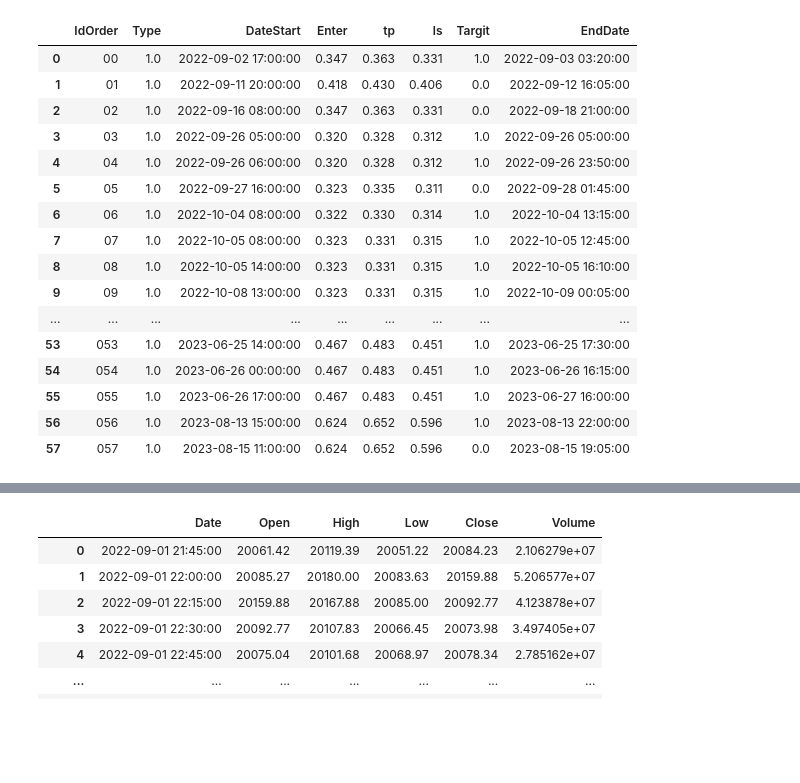
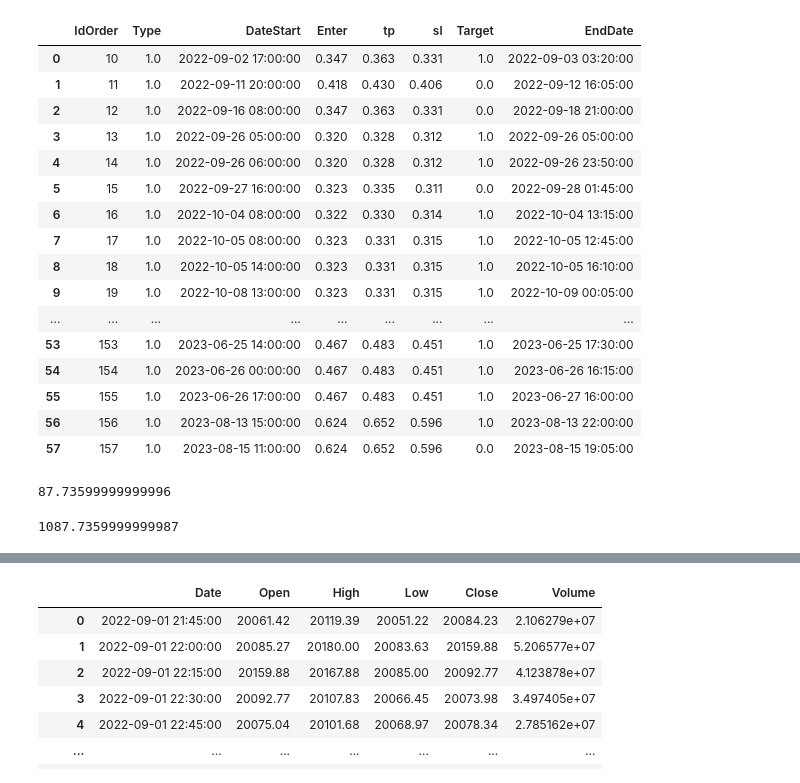
Before and after one commit to almprmg/FlashBackTest, a Jupyter notebook: Untitled-1.ipynb, the cells around one changed output, grey strips where cells are left out. Drawn from its saved outputs; the diff is of its cells as text; code cells hidden in the pictures; blank space fills up the shorter version.

Commit message:
add function  fees,initCash profit and rplace name function quntum to quantitySymbol

```diff
--- a/Untitled-1.ipynb
+++ b/Untitled-1.ipynb
@@ -1,7 +1,7 @@
 # %%
 import pandas as pd
 from BackTest_bisc import BackTest
-from Stratigy import Stratigy
+from Stratigy import Strategy
 
 timeframe = "1h"
 timeflow = "5m"
@@ -12,7 +12,7 @@ data_low.index = pd.to_datetime(data_low.index)
 
 df1["Date"]  = pd.to_datetime(df1["Date"] ,unit='ms')
 df1 = df1.set_index('Date')
-class myClass(Stratigy):
+class myClass(Strategy):
     def init(self) -> None:
        super().init()
        self.highest_bot = df1.highest_bot
@@ -24,12 +24,12 @@ class myClass(Stratigy):
         signal =  data.index[0] if not data.empty else None
 
         if signal != None and self.Data.Signal[signal] == 1  :
-            self.limet = self.highest_top[signal]
+            self.limit = self.highest_top[signal]
             highest_bot =self.highest_bot[signal]
-            self.sl = highest_bot- ((self.limet - highest_bot) *3)
-            self.tp =  highest_bot + ((self.limet - highest_bot) *5)
+            self.sl = highest_bot- ((self.limit - highest_bot) *3)
+            self.tp =  highest_bot + ((self.limit - highest_bot) *5)
 
-            self.buy(limet=self.limet ,tp=self.tp,sl= self.sl )
+            self.buy(limit=self.limit ,tp=self.tp,sl= self.sl )
         elif signal != None and  self.Data.Signal[signal]== 2:
             self.Data = self.Data.loc[self.Data.index > signal[0] ]
 # %%
@@ -37,25 +37,39 @@ bt =BackTest(df1,data_low,myClass)
 bt.run()
 # %%
 
-bt.result[:159]
+bt.result
 # %% [output]
-|  | IdOrder | Type | DateStart | Enter | tp | ls | Targit | EndDate |
-| 0 | 00 | 1.0 | 2022-09-02 17:00:00 | 0.347 | 0.363 | 0.331 | 1.0 | 2022-09-03 03:20:00 |
-| 1 | 01 | 1.0 | 2022-09-11 20:00:00 | 0.418 | 0.430 | 0.406 | 0.0 | 2022-09-12 16:05:00 |
-| 2 | 02 | 1.0 | 2022-09-16 08:00:00 | 0.347 | 0.363 | 0.331 | 0.0 | 2022-09-18 21:00:00 |
-| 3 | 03 | 1.0 | 2022-09-26 05:00:00 | 0.320 | 0.328 | 0.312 | 1.0 | 2022-09-26 05:00:00 |
-| 4 | 04 | 1.0 | 2022-09-26 06:00:00 | 0.320 | 0.328 | 0.312 | 1.0 | 2022-09-26 23:50:00 |
-| 5 | 05 | 1.0 | 2022-09-27 16:00:00 | 0.323 | 0.335 | 0.311 | 0.0 | 2022-09-28 01:45:00 |
-| 6 | 06 | 1.0 | 2022-10-04 08:00:00 | 0.322 | 0.330 | 0.314 | 1.0 | 2022-10-04 13:15:00 |
-| 7 | 07 | 1.0 | 2022-10-05 08:00:00 | 0.323 | 0.331 | 0.315 | 1.0 | 2022-10-05 12:45:00 |
-| 8 | 08 | 1.0 | 2022-10-05 14:00:00 | 0.323 | 0.331 | 0.315 | 1.0 | 2022-10-05 16:10:00 |
-| 9 | 09 | 1.0 | 2022-10-08 13:00:00 | 0.323 | 0.331 | 0.315 | 1.0 | 2022-10-09 00:05:00 |
+|  | IdOrder | Type | DateStart | Enter | tp | sl | Target | EndDate |
+| 0 | 10 | 1.0 | 2022-09-02 17:00:00 | 0.347 | 0.363 | 0.331 | 1.0 | 2022-09-03 03:20:00 |
+| 1 | 11 | 1.0 | 2022-09-11 20:00:00 | 0.418 | 0.430 | 0.406 | 0.0 | 2022-09-12 16:05:00 |
+| 2 | 12 | 1.0 | 2022-09-16 08:00:00 | 0.347 | 0.363 | 0.331 | 0.0 | 2022-09-18 21:00:00 |
+| 3 | 13 | 1.0 | 2022-09-26 05:00:00 | 0.320 | 0.328 | 0.312 | 1.0 | 2022-09-26 05:00:00 |
+| 4 | 14 | 1.0 | 2022-09-26 06:00:00 | 0.320 | 0.328 | 0.312 | 1.0 | 2022-09-26 23:50:00 |
+| 5 | 15 | 1.0 | 2022-09-27 16:00:00 | 0.323 | 0.335 | 0.311 | 0.0 | 2022-09-28 01:45:00 |
+| 6 | 16 | 1.0 | 2022-10-04 08:00:00 | 0.322 | 0.330 | 0.314 | 1.0 | 2022-10-04 13:15:00 |
+| 7 | 17 | 1.0 | 2022-10-05 08:00:00 | 0.323 | 0.331 | 0.315 | 1.0 | 2022-10-05 12:45:00 |
+| 8 | 18 | 1.0 | 2022-10-05 14:00:00 | 0.323 | 0.331 | 0.315 | 1.0 | 2022-10-05 16:10:00 |
+| 9 | 19 | 1.0 | 2022-10-08 13:00:00 | 0.323 | 0.331 | 0.315 | 1.0 | 2022-10-09 00:05:00 |
 | ... | ... | ... | ... | ... | ... | ... | ... | ... |
-| 53 | 053 | 1.0 | 2023-06-25 14:00:00 | 0.467 | 0.483 | 0.451 | 1.0 | 2023-06-25 17:30:00 |
-| 54 | 054 | 1.0 | 2023-06-26 00:00:00 | 0.467 | 0.483 | 0.451 | 1.0 | 2023-06-26 16:15:00 |
-| 55 | 055 | 1.0 | 2023-06-26 17:00:00 | 0.467 | 0.483 | 0.451 | 1.0 | 2023-06-27 16:00:00 |
-| 56 | 056 | 1.0 | 2023-08-13 15:00:00 | 0.624 | 0.652 | 0.596 | 1.0 | 2023-08-13 22:00:00 |
-| 57 | 057 | 1.0 | 2023-08-15 11:00:00 | 0.624 | 0.652 | 0.596 | 0.0 | 2023-08-15 19:05:00 |
+| 53 | 153 | 1.0 | 2023-06-25 14:00:00 | 0.467 | 0.483 | 0.451 | 1.0 | 2023-06-25 17:30:00 |
+| 54 | 154 | 1.0 | 2023-06-26 00:00:00 | 0.467 | 0.483 | 0.451 | 1.0 | 2023-06-26 16:15:00 |
+| 55 | 155 | 1.0 | 2023-06-26 17:00:00 | 0.467 | 0.483 | 0.451 | 1.0 | 2023-06-27 16:00:00 |
+| 56 | 156 | 1.0 | 2023-08-13 15:00:00 | 0.624 | 0.652 | 0.596 | 1.0 | 2023-08-13 22:00:00 |
+| 57 | 157 | 1.0 | 2023-08-15 11:00:00 | 0.624 | 0.652 | 0.596 | 0.0 | 2023-08-15 19:05:00 |
+# %%
+from Calculator import Calculator_Traded
+cal =Calculator_Traded()
+cal.initCash()
+cal.profit(cal.quantitySymbol(cal.different(bt.result)))['Profit'].sum()
+# %% [output]
+87.73599999999996
+# %%
+cash = 1000
+for i in df['Profit']:
+   cash = cash + i
+cash
+# %% [output]
+1087.7359999999987
 # %%
 
 import numpy as np
```
Also changed, not shown: parts of 3 cells of this notebook, 1 other file.
